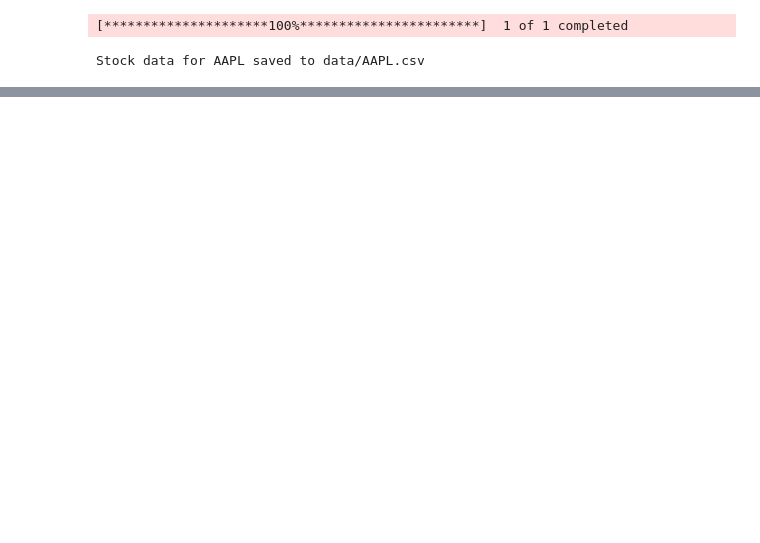
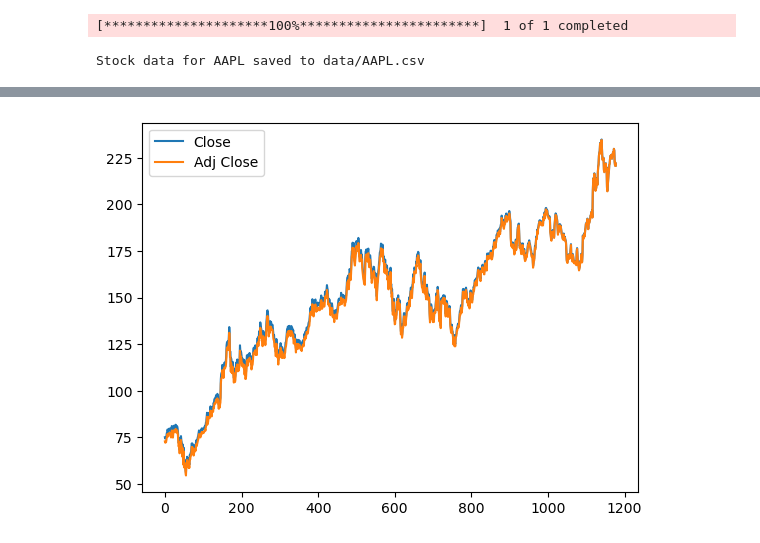
Before and after one commit to jagmeetmalhotra/ML4Trading, a Jupyter notebook: ML4Trading.ipynb, the cells around one changed output, grey strips where cells are left out. Cells and saved outputs as stored; diff of their text form; code cells hidden in the pictures; blank space fills up the shorter version.

Commit message:
Various pandas function max, mean, plot etc

```diff
--- a/ML4Trading.ipynb
+++ b/ML4Trading.ipynb
@@ -47,0 +72,13 @@ if __name__ == "__main__":
+# %%
+def get_max_close(symbol):
+    #read the data
+    df= pd.read_csv("data/{}.csv".format(symbol))
+    #compute the return max
+    return df['Close'].max()
+
+def test_run():
+    for symbol in ['AAPL','IBM']:
+        print('Max close : ' + symbol + ' : ' + str(get_max_close(symbol)))
+
+if __name__ == "__main__":
+    test_run()
@@ -47,0 +88,11 @@ if __name__ == "__main__":
+# %%
+def get_mean_volume(symbol):
+    df= pd.read_csv("data/{}.csv".format(symbol))
+    return df['Volume'].mean()
+
+def test_run():
+    for symbol in ['AAPL','IBM']:
+        print('Mean Volume : ' + symbol + ' : ' + str(get_mean_volume(symbol)))
+
+if __name__ == "__main__":
+    test_run()
@@ -47,0 +102,13 @@ if __name__ == "__main__":
+# %%
+def plot_data(symbol):
+    df= pd.read_csv("data/{}.csv".format(symbol))
+    #print(df['Adj Close'])
+    df['Adj Close'].plot()
+    plt.show()
+
+def test_run():
+    for symbol in ['AAPL','IBM']:
+        plot_data(symbol)
+
+if __name__ == "__main__":
+    test_run()
@@ -47,0 +118,10 @@ if __name__ == "__main__":
+# %%
+def test_run():
+    df=pd.read_csv("data/AAPL.csv")
+    df[['Close','Adj Close']].plot()
+    plt.show()
+
+if __name__ == "__main__":
+    test_run()
+# %% [output]
+[figure, added]
```
Also changed, not shown: parts of 7 cells of this notebook, 1 other file.
